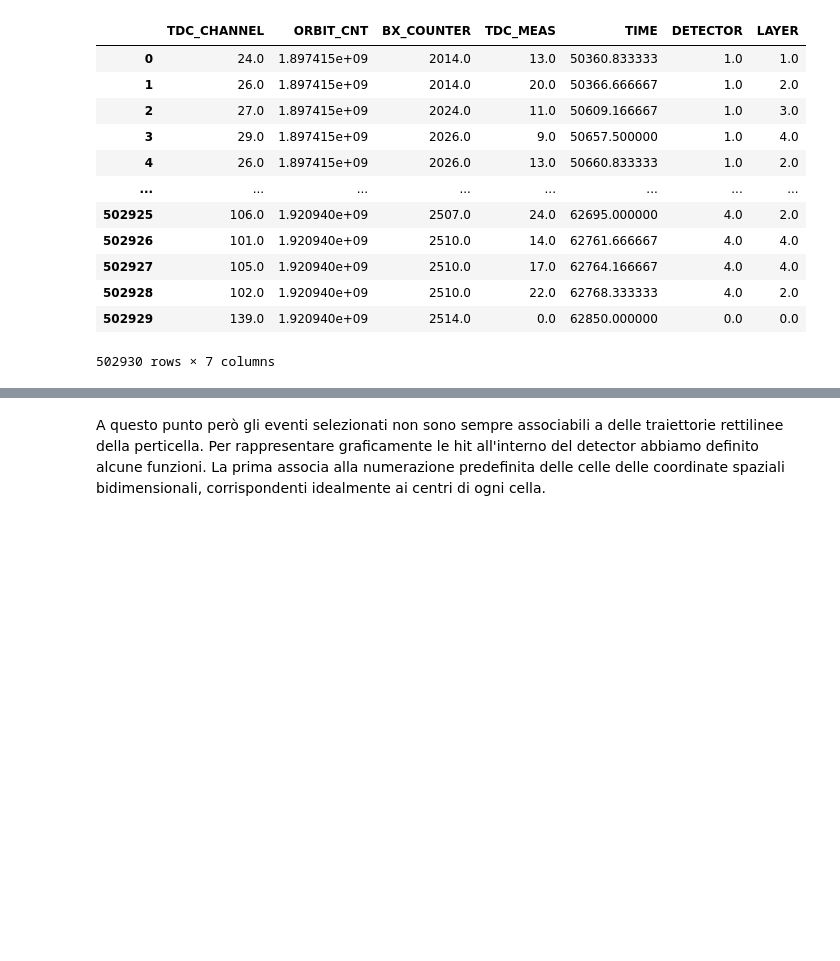
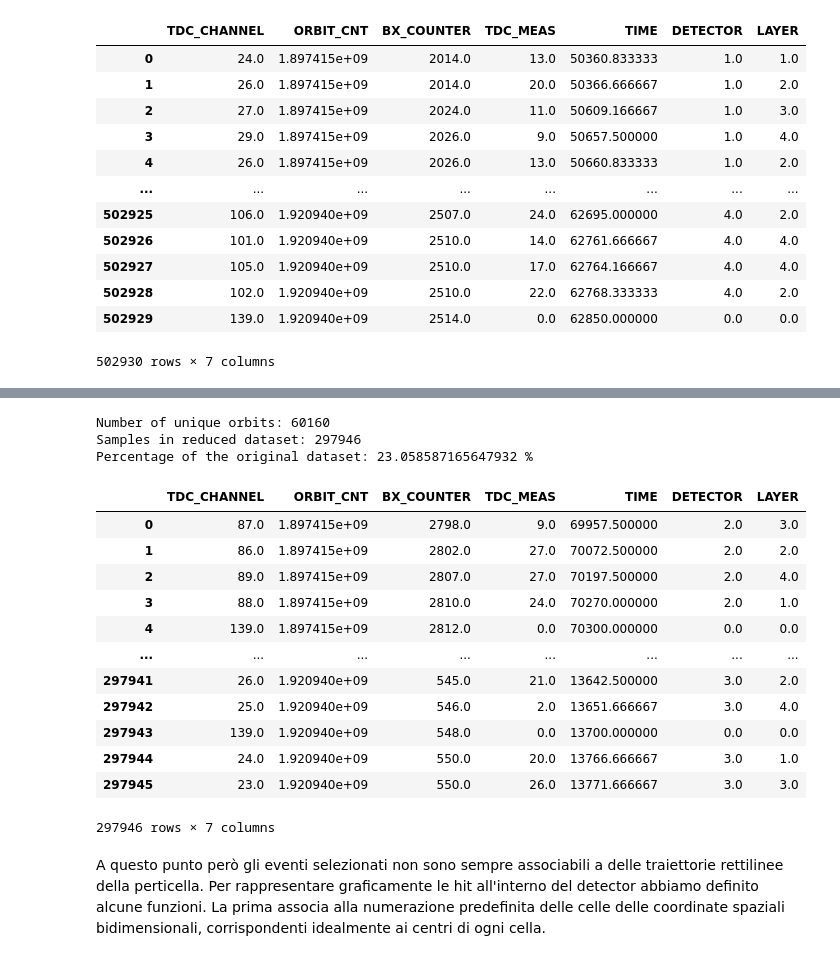
Before and after one commit to samuelelipani/LCP_projects_Y3, a Jupyter notebook: Project_samuele_copy.ipynb, the cells around one changed output, grey strips where cells are left out. Drawn from its saved outputs; the diff is of its cells as text; code cells hidden in the pictures; blank space fills up the shorter version.

```diff
--- a/Project_samuele_copy.ipynb
+++ b/Project_samuele_copy.ipynb
@@ -541,3 +559,39 @@ Percentage of the original dataset: 38.92267472367246 %
+# %%
+# SIXTH CUT
+def more_layers(group):
+    if len(group['LAYER']) != len(set(group['LAYER'])): return None
+    else: return group
+# questa funzione utilizza i set. Per ogni gruppo controlla se la lunghezza della colonna layer castata a set sia diversa da quella non castata e se lo è allora ritorna None altrimenti il gruppo passa inalterato attraverso la condizione
+filtered6 = filtered5.groupby(['ORBIT_CNT'],group_keys=False)\
+                    .apply(more_layers)\
+                    .dropna()\
+                    .reset_index()\
+                    .drop(['index'],axis=1)
+# raggruppando per orbite e layer applichiamo la funzione nell'argomento di filter che seleziona quei gruppi che hanno elementi con orbite e layer uguali a uno. Visto che il raggruppamento "più a basso livello" è il secondo in pratica il filtro agisce su questi ultimi gruppi: essi presentano una sola orbita per certo ma un layer non per forza si presenta una sola votla quindi i suddetti casi vengono eliminati.
+orbits6=filtered6['ORBIT_CNT'].nunique()
+
+print("Number of unique orbits:",orbits6)
+print("Samples in reduced dataset:",filtered6.shape[0])
+print("Percentage of the original dataset:",filtered6.shape[0]*100/samples,"%")
+
+filtered6
+# %% [output]
+Number of unique orbits: 60160
+Samples in reduced dataset: 297946
+Percentage of the original dataset: 23.058587165647932 %
+|  | TDC_CHANNEL | ORBIT_CNT | BX_COUNTER | TDC_MEAS | TIME | DETECTOR | LAYER |
+| 0 | 87.0 | 1.897415e+09 | 2798.0 | 9.0 | 69957.500000 | 2.0 | 3.0 |
+| 1 | 86.0 | 1.897415e+09 | 2802.0 | 27.0 | 70072.500000 | 2.0 | 2.0 |
+| 2 | 89.0 | 1.897415e+09 | 2807.0 | 27.0 | 70197.500000 | 2.0 | 4.0 |
+| 3 | 88.0 | 1.897415e+09 | 2810.0 | 24.0 | 70270.000000 | 2.0 | 1.0 |
+| 4 | 139.0 | 1.897415e+09 | 2812.0 | 0.0 | 70300.000000 | 0.0 | 0.0 |
+| ... | ... | ... | ... | ... | ... | ... | ... |
+| 297941 | 26.0 | 1.920940e+09 | 545.0 | 21.0 | 13642.500000 | 3.0 | 2.0 |
+| 297942 | 25.0 | 1.920940e+09 | 546.0 | 2.0 | 13651.666667 | 3.0 | 4.0 |
+| 297943 | 139.0 | 1.920940e+09 | 548.0 | 0.0 | 13700.000000 | 0.0 | 0.0 |
+| 297944 | 24.0 | 1.920940e+09 | 550.0 | 20.0 | 13766.666667 | 3.0 | 1.0 |
+| 297945 | 23.0 | 1.920940e+09 | 550.0 | 26.0 | 13771.666667 | 3.0 | 3.0 |
+297946 rows × 7 columns
 # %% [markdown]
 A questo punto però gli eventi selezionati non sono sempre associabili a delle traiettorie rettilinee della perticella. Per rappresentare graficamente le hit all'interno del detector abbiamo definito alcune funzioni.
 La prima associa alla numerazione predefinita delle celle delle coordinate spaziali bidimensionali, corrispondenti idealmente ai centri di ogni cella.
```
Also changed, not shown: parts of 11 cells of this notebook.
